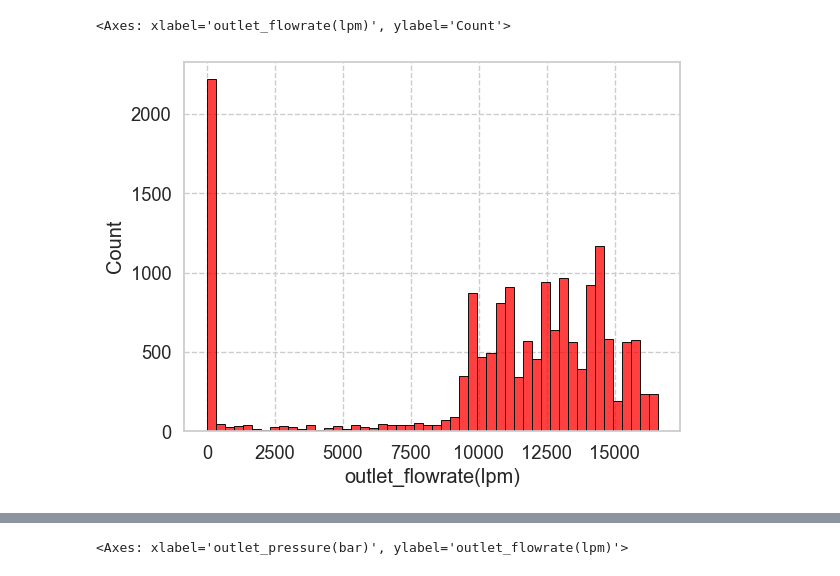
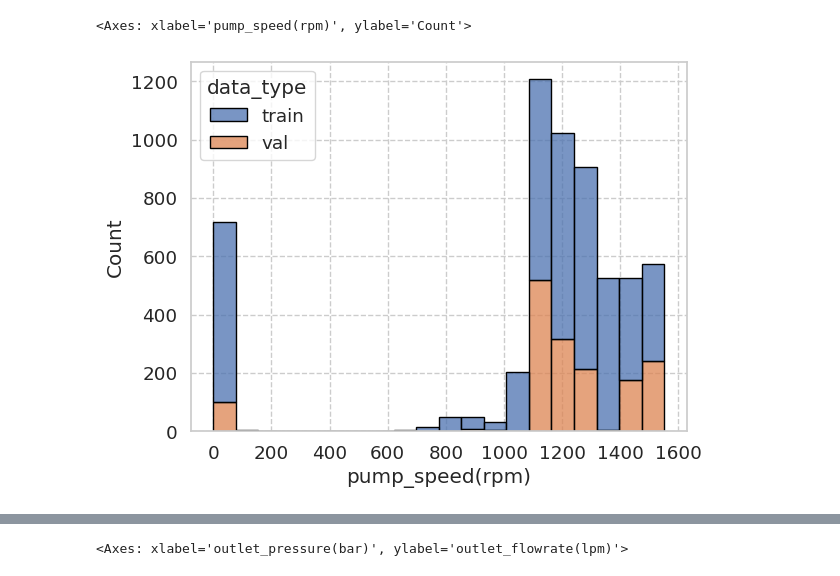
Before and after one commit to jinbeomjeong/estimate_venturi_pump_flow, a Jupyter notebook: analysis_data.ipynb, the cells around one changed output, grey strips where cells are left out. Drawn from its saved outputs; the diff is of its cells as text; code cells hidden in the pictures.

```diff
--- a/analysis_data.ipynb
+++ b/analysis_data.ipynb
@@ -111,8 +171,8 @@ sns.histplot(dataset['pump_speed(rpm)'], color='red', edgecolor='black')
-# %%
-sns.set_theme(font_scale=1.2)
-sns.set_style('whitegrid', {'grid.linestyle': '--'})
-
-sns.histplot(dataset['outlet_flowrate(lpm)'], color='red', edgecolor='black')
-# %% [output]
-<Axes: xlabel='outlet_flowrate(lpm)', ylabel='Count'>
-[figure, removed]
+# %%
+sns.set_theme(font_scale=1.2)
+sns.set_style('whitegrid', {'grid.linestyle': '--'})
+
+sns.histplot(data=dataset_1, x='pump_speed(rpm)', bins=20, color='red', edgecolor='black', hue='data_type', multiple='stack')
+# %% [output]
+<Axes: xlabel='pump_speed(rpm)', ylabel='Count'>
+[figure, added]
```
Also changed, not shown: parts of 17 cells of this notebook, 4 other files.
